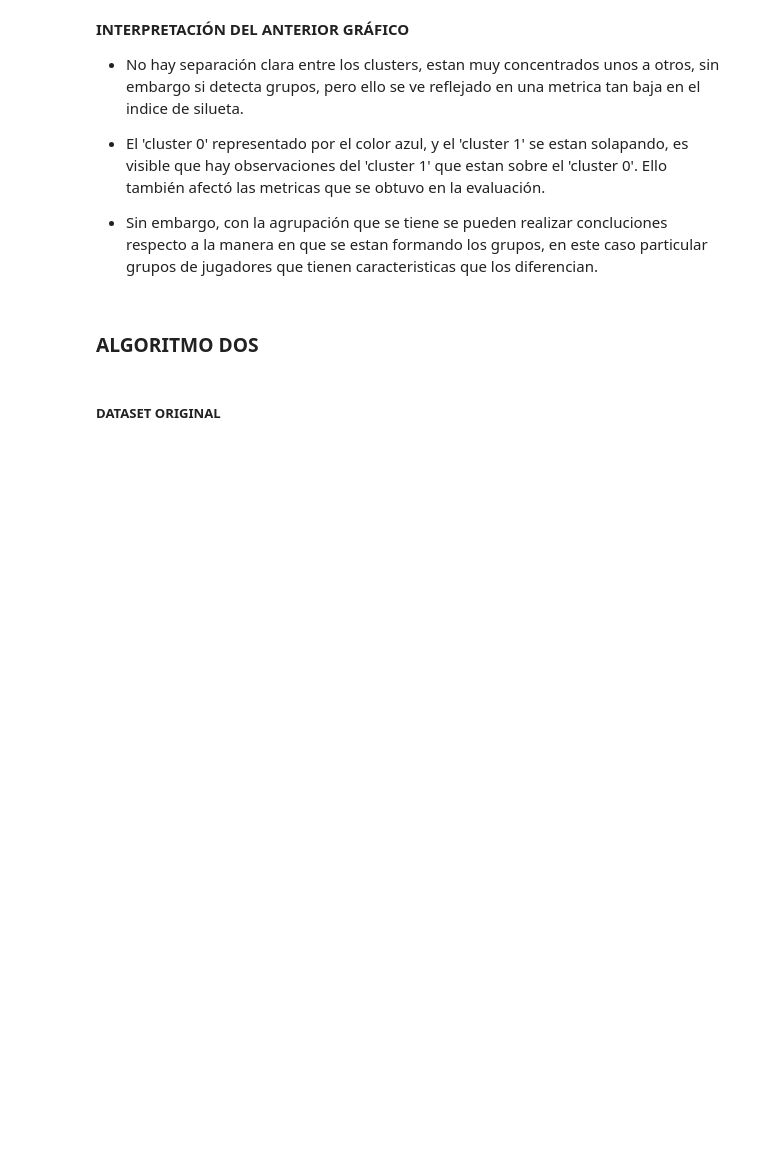
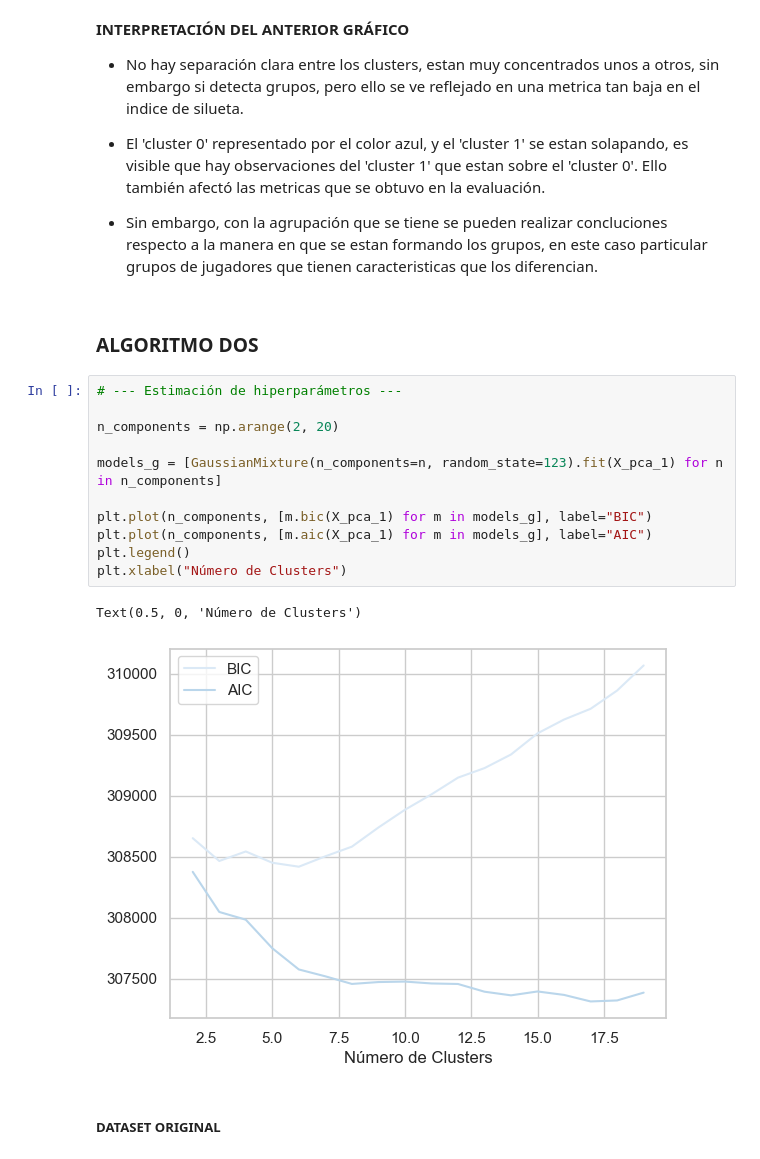
Before and after one commit to JavierBurgos-web/PROYECTO_ANALITICA_2da_entrega, a Jupyter notebook: CLUSTERING.ipynb, the cells around one changed output. Saved outputs shown, nothing was run; the diff lists cells and outputs as text; blank space fills up the shorter version.

```diff
--- a/CLUSTERING.ipynb
+++ b/CLUSTERING.ipynb
@@ -527,6 +574,20 @@ plt.show()
 - Sin embargo, con la agrupación que se tiene se pueden realizar concluciones respecto a la manera en que se estan formando los grupos, en este caso particular grupos de jugadores que tienen caracteristicas que los diferencian.
 # %% [markdown]
 ### **ALGORITMO DOS**
+# %%
+# --- Estimación de hiperparámetros ---
+
+n_components = np.arange(2, 20)
+
+models_g = [GaussianMixture(n_components=n, random_state=123).fit(X_pca_1) for n in n_components]
+
+plt.plot(n_components, [m.bic(X_pca_1) for m in models_g], label="BIC")
+plt.plot(n_components, [m.aic(X_pca_1) for m in models_g], label="AIC")
+plt.legend()
+plt.xlabel("Número de Clusters")
+# %% [output]
+Text(0.5, 0, 'Número de Clusters')
+[figure, added]
 # %% [markdown]
 ##### **DATASET ORIGINAL**
 # %% [markdown]
```
Also changed, not shown: parts of 10 cells of this notebook.
